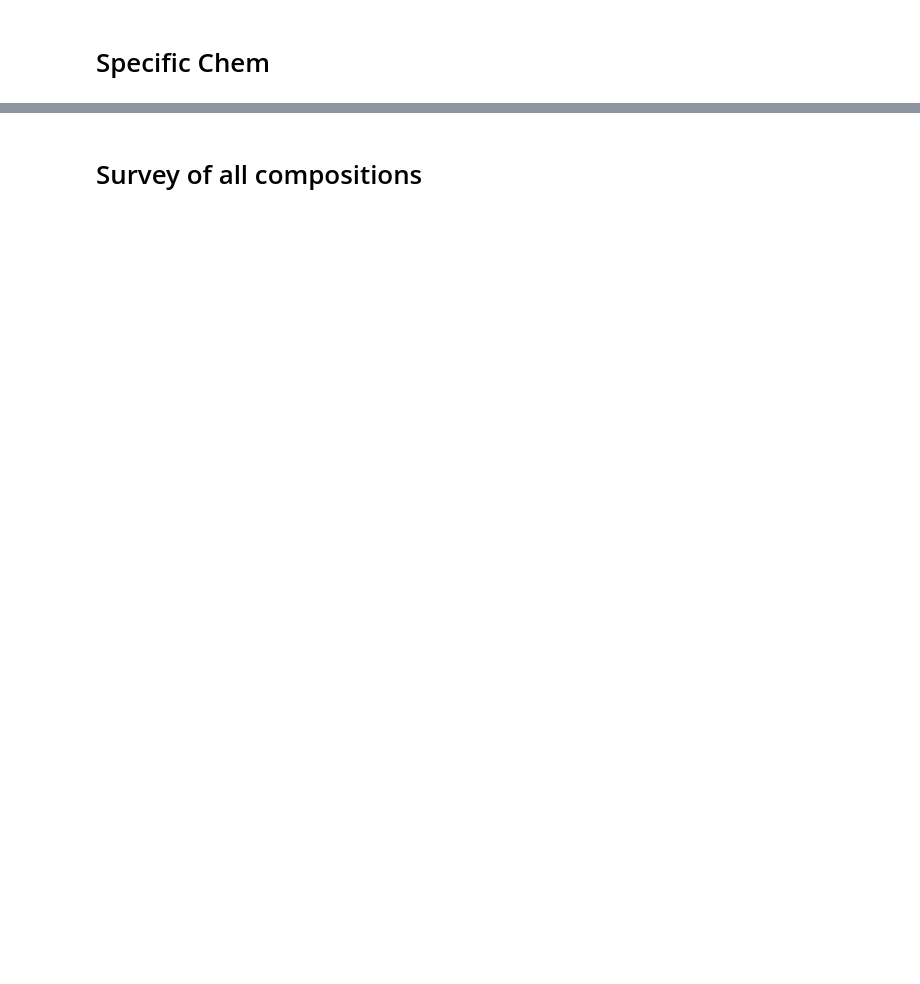
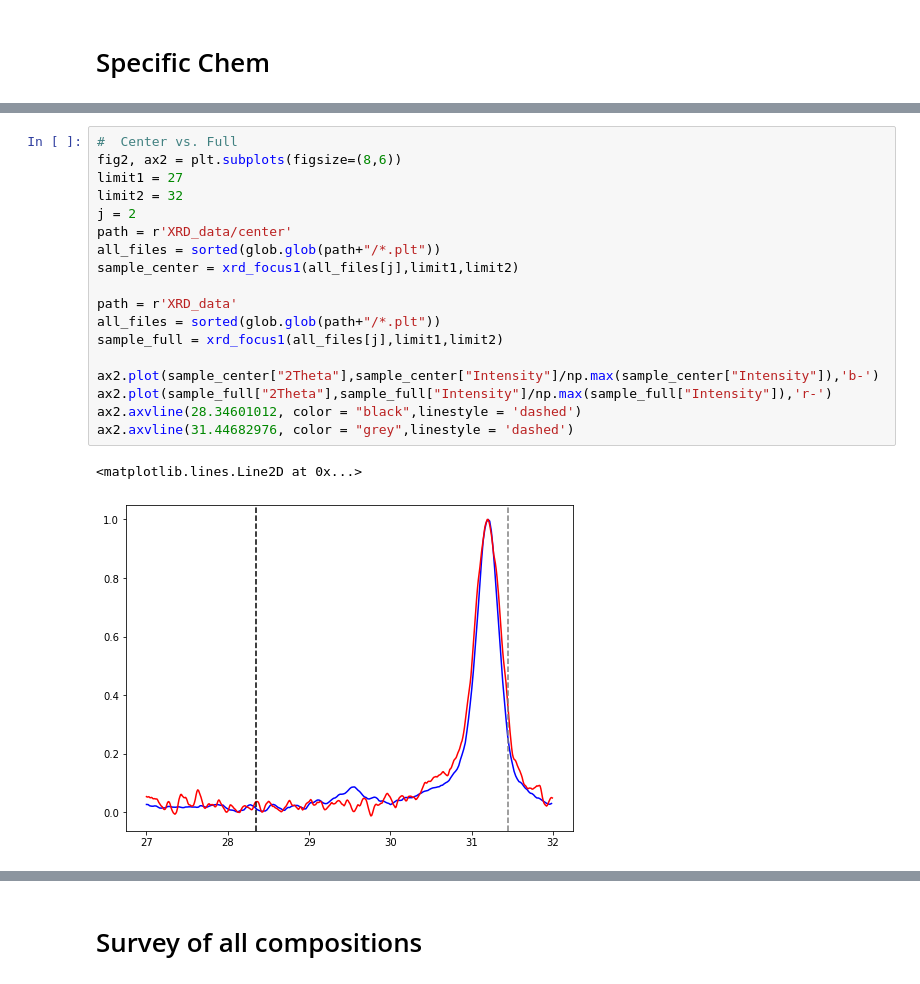
Before and after one commit to belisleb/perovskite-solar, a Jupyter notebook: XRD analysis.ipynb, the cells around one changed output, grey strips where cells are left out. Drawn from its saved outputs; the diff is of its cells as text; blank space fills up the shorter version.

```diff
--- a/XRD analysis.ipynb
+++ b/XRD analysis.ipynb
@@ -331,3 +334,24 @@ for i in range(0,len(test)):
+# %%
+#  Center vs. Full
+fig2, ax2 = plt.subplots(figsize=(8,6))
+limit1 = 27
+limit2 = 32
+j = 2
+path = r'XRD_data/center'
+all_files = sorted(glob.glob(path+"/*.plt"))
+sample_center = xrd_focus1(all_files[j],limit1,limit2)
+
+path = r'XRD_data'
+all_files = sorted(glob.glob(path+"/*.plt"))
+sample_full = xrd_focus1(all_files[j],limit1,limit2)
+
+ax2.plot(sample_center["2Theta"],sample_center["Intensity"]/np.max(sample_center["Intensity"]),'b-')
+ax2.plot(sample_full["2Theta"],sample_full["Intensity"]/np.max(sample_full["Intensity"]),'r-')
+ax2.axvline(28.34601012, color = "black",linestyle = 'dashed')
+ax2.axvline(31.44682976, color = "grey",linestyle = 'dashed')
+# %% [output]
+<matplotlib.lines.Line2D at 0x...>
+[figure, added]
 # %%
 #   Import and process data
 
```
Also changed, not shown: parts of 12 cells of this notebook, 35 other files.
